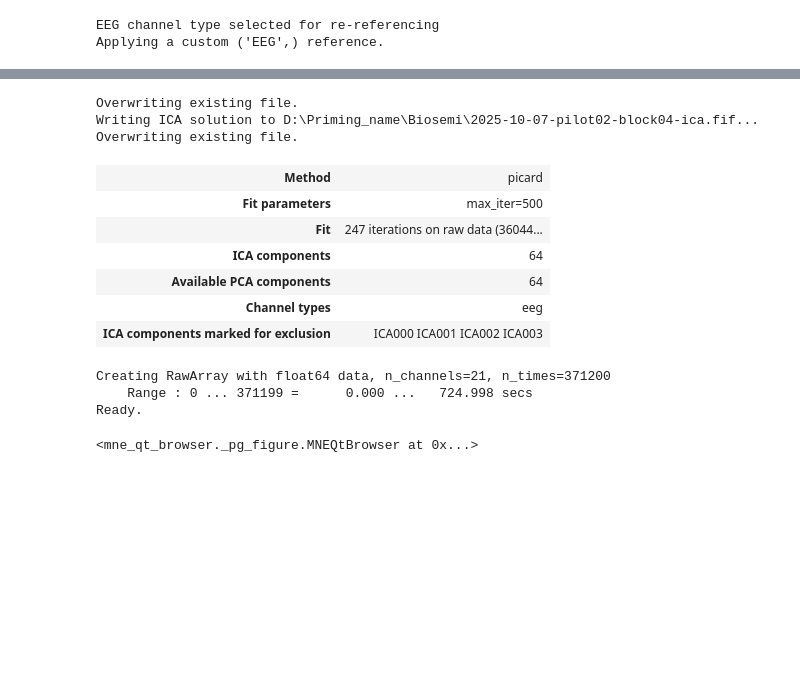
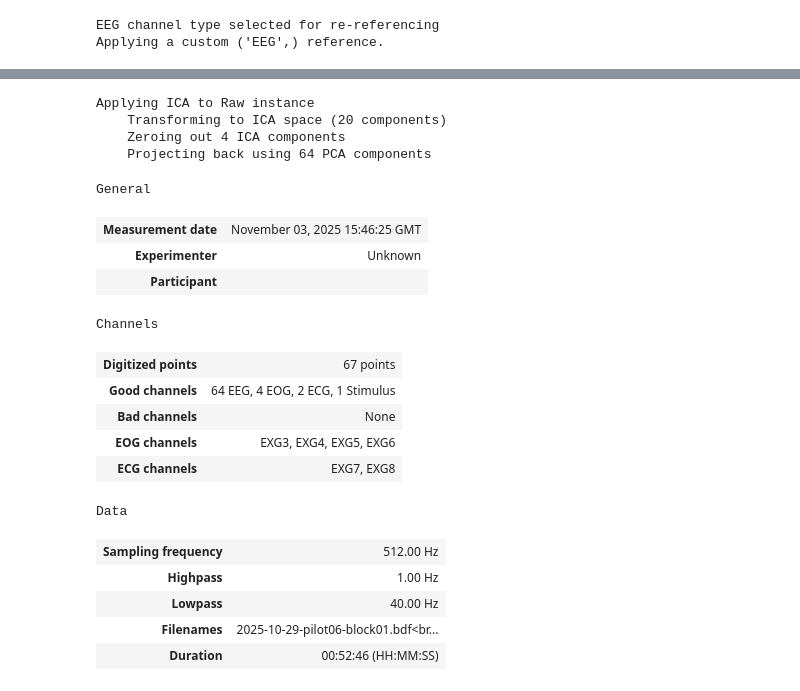
Before and after one commit to P-Punyawat/Gender-name-priming-task, a Jupyter notebook: neuromarketing-priming/erp_analysis.ipynb, the cells around one changed output, grey strips where cells are left out. Drawn from its saved outputs; the diff is of its cells as text; code cells hidden in the pictures; blank space fills up the shorter version.

```diff
--- a/neuromarketing-priming/erp_analysis.ipynb
+++ b/neuromarketing-priming/erp_analysis.ipynb
@@ -28,0 +5,17 @@ Reading 0 ... 360447  =      0.000 ...   703.998 secs...
+# %%
+# List of BDF file paths in order
+raw_files = [
+    r'C:\Users\NARONG\Downloads\raw-20251110T054032Z-1-001\raw\Pilot06\EEG\2025-10-29-pilot06-block01.bdf',
+    r'C:\Users\NARONG\Downloads\raw-20251110T054032Z-1-001\raw\Pilot06\EEG\2025-10-29-pilot06-block02.bdf',
+    r'C:\Users\NARONG\Downloads\raw-20251110T054032Z-1-001\raw\Pilot06\EEG\2025-10-29-pilot06-block03.bdf',
+    r'C:\Users\NARONG\Downloads\raw-20251110T054032Z-1-001\raw\Pilot06\EEG\2025-10-29-pilot06-block04.bdf'
+]
+
+# Load all blocks
+raw_list = [mne.io.read_raw_bdf(f, preload=True) for f in raw_files]
+
+# Concatenate them into single raw object
+raw = mne.concatenate_raws(raw_list)
+
+# Inspect metadata
+print(raw.info)
@@ -119,7 +126,7 @@ Designing a one-pass, zero-phase, non-causal bandpass filter:
 # %%
 from mne.preprocessing import ICA, corrmap, create_ecg_epochs, create_eog_epochs
-ica = ICA(n_components=64,method='picard', max_iter="auto", random_state=97)
-# filt_raw.drop_channels(["EXG1", "EXG2"])
+ica = ICA(n_components=20,method='picard', max_iter="auto", random_state=97)
+filt_raw.drop_channels(["EXG1", "EXG2"])
 ica.fit(filt_raw)
 # %% [output]
 Fitting ICA to data using 64 channels (please be patient, this may take a while)
@@ -146,27 +147,30 @@ ica.plot_components()
 # %%
 ica.exclude = [0, 1, 2, 3]
 # %%
-folder = os.path.dirname(raw_data_path)
-basename = os.path.splitext(os.path.basename(raw_data_path))[0]
+# folder = os.path.dirname(raw_data_path)
+# basename = os.path.splitext(os.path.basename(raw_data_path))[0]
 
-ica_path = os.path.join(folder, f'{basename}-ica.fif')
-ica.save(ica_path, overwrite=True)
+# ica_path = os.path.join(folder, f'{basename}-ica.fif')
+# ica.save(ica_path, overwrite=True)
+ica.apply(filt_raw)
 # %% [output]
-Overwriting existing file.
-Writing ICA solution to D:\Priming_name\Biosemi\2025-10-07-pilot02-block04-ica.fif...
-Overwriting existing file.
+Applying ICA to Raw instance
+    Transforming to ICA space (20 components)
+    Zeroing out 4 ICA components
+    Projecting back using 64 PCA components
+General
-| Method | picard |
-| Fit parameters | max_iter=500 |
-| Fit | 247 iterations on raw data (36044... |
-| ICA components | 64 |
-| Available PCA components | 64 |
-| Channel types | eeg |
-| ICA components marked for exclusion | ICA000 ICA001 ICA002 ICA003 |
+| Measurement date | November 03, 2025 15:46:25 GMT |
+| Experimenter | Unknown |
+| Participant |  |
+Channels
+| Digitized points | 67 points |
+| Good channels | 64 EEG, 4 EOG, 2 ECG, 1 Stimulus |
+| Bad channels | None |
+| EOG channels | EXG3, EXG4, EXG5, EXG6 |
+| ECG channels | EXG7, EXG8 |
+Data
+| Sampling frequency | 512.00 Hz |
+| Highpass | 1.00 Hz |
+| Lowpass | 40.00 Hz |
+| Filenames | 2025-10-29-pilot06-block01.bdf<br... |
+| Duration | 00:52:46 (HH:MM:SS) |
-# %%
-raw.load_data()
-ica.plot_sources(raw, show_scrollbars=False)
-# %% [output]
-Creating RawArray with float64 data, n_channels=21, n_times=371200
-    Range : 0 ... 371199 =      0.000 ...   724.998 secs
-Ready.
-<mne_qt_browser._pg_figure.MNEQtBrowser at 0x...>
```
Also changed, not shown: parts of 16 cells of this notebook, 2 other files.
